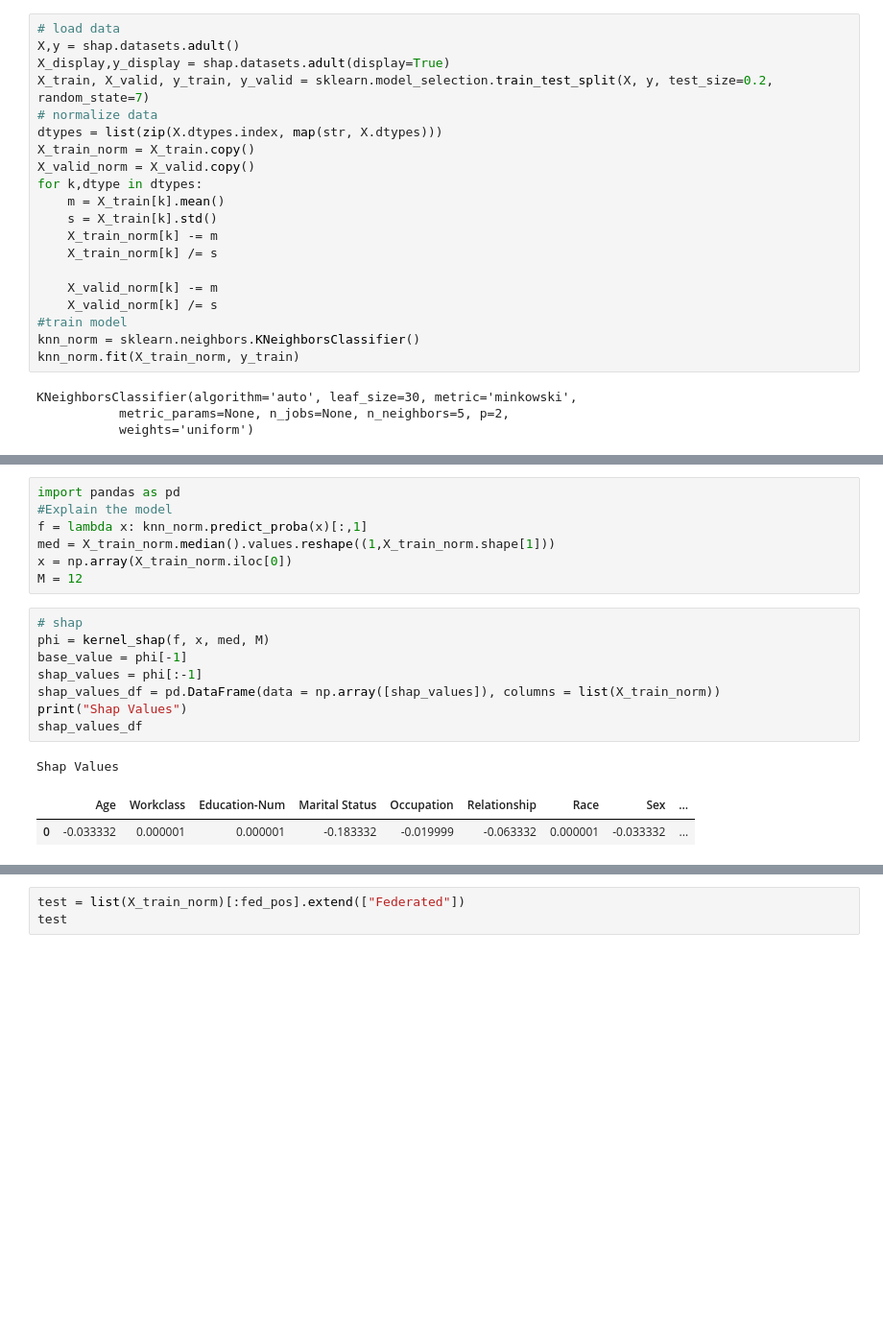
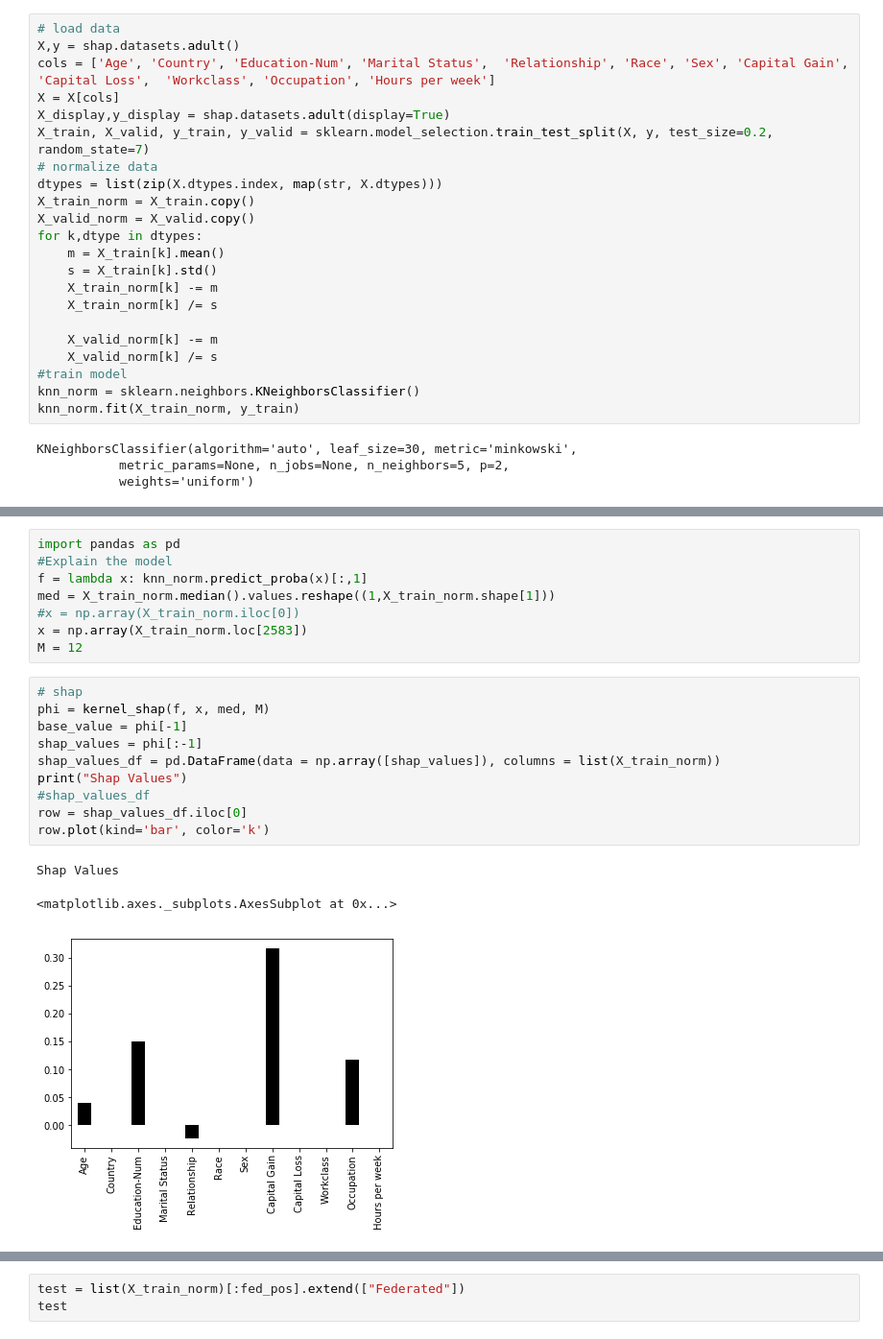
Before and after one commit to crownpku/federated_shap, a Jupyter notebook: federated_shap.ipynb, the cells around one changed output, grey strips where cells are left out. Shown: that part at 96% size. Saved outputs shown, nothing was run; the diff lists cells and outputs as text; blank space fills up the shorter version.

```diff
--- a/federated_shap.ipynb
+++ b/federated_shap.ipynb
@@ -169,6 +169,8 @@ ssl._create_default_https_context = ssl._create_unverified_context
 # %%
 # load data
 X,y = shap.datasets.adult()
+cols = ['Age', 'Country', 'Education-Num', 'Marital Status',  'Relationship', 'Race', 'Sex', 'Capital Gain', 'Capital Loss',  'Workclass', 'Occupation', 'Hours per week']
+X = X[cols]
 X_display,y_display = shap.datasets.adult(display=True)
 X_train, X_valid, y_train, y_valid = sklearn.model_selection.train_test_split(X, y, test_size=0.2, random_state=7)
 # normalize data
@@ -195,19 +201,22 @@ import pandas as pd
 #Explain the model
 f = lambda x: knn_norm.predict_proba(x)[:,1]
 med = X_train_norm.median().values.reshape((1,X_train_norm.shape[1]))
-x = np.array(X_train_norm.iloc[0])
+#x = np.array(X_train_norm.iloc[0])
+x = np.array(X_train_norm.loc[2583])
 M = 12
 # %%
 # shap
 phi = kernel_shap(f, x, med, M)
 base_value = phi[-1]
 shap_values = phi[:-1]
 shap_values_df = pd.DataFrame(data = np.array([shap_values]), columns = list(X_train_norm))
 print("Shap Values")
-shap_values_df
+#shap_values_df
+row = shap_values_df.iloc[0]
+row.plot(kind='bar', color='k')
 # %% [output]
 Shap Values
-|  | Age | Workclass | Education-Num | Marital Status | Occupation | Relationship | Race | Sex | ... |
-| 0 | -0.033332 | 0.000001 | 0.000001 | -0.183332 | -0.019999 | -0.063332 | 0.000001 | -0.033332 | ... |
+<matplotlib.axes._subplots.AxesSubplot at 0x...>
+[figure, added]
 # %%
 # federated shap
```
Also changed, not shown: parts of 6 cells of this notebook.
